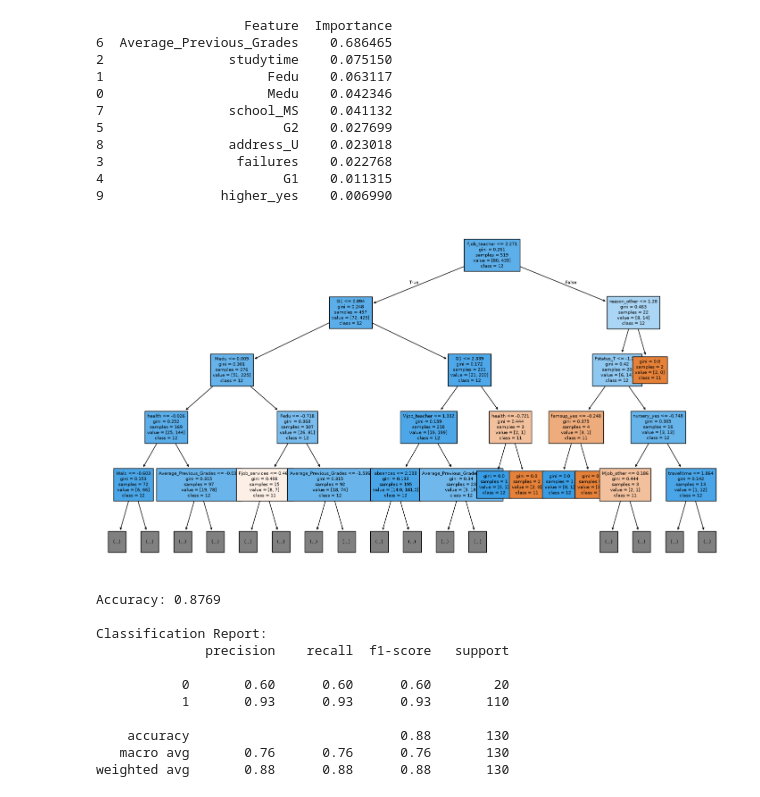
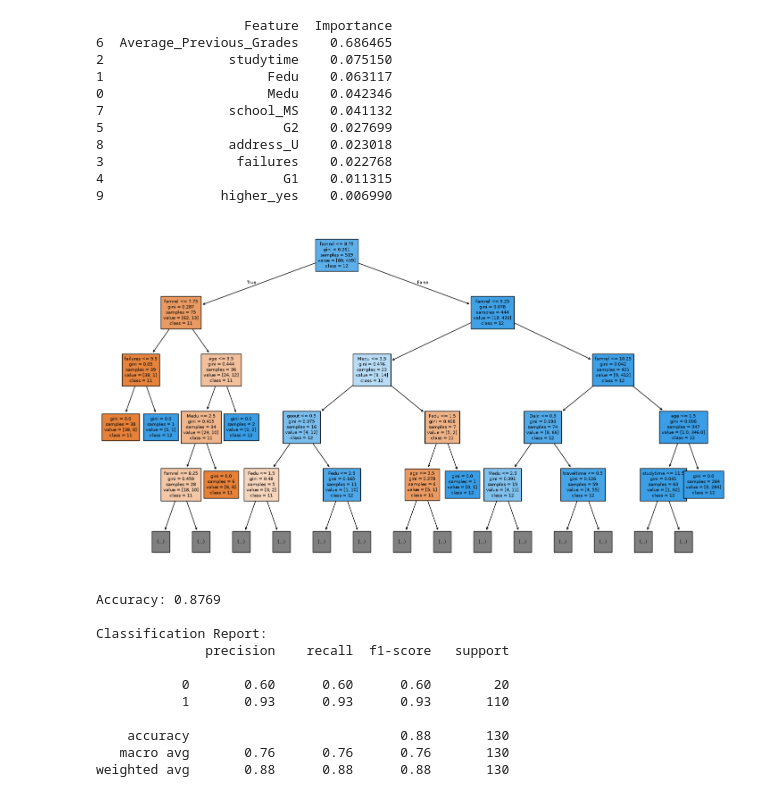
Before and after one commit to omarelshnofy/ML-Student-Performance, a Jupyter notebook: project.ipynb, the cells around one changed output. Cells and saved outputs as stored; diff of their text form; code cells hidden in the pictures.

```diff
--- a/project.ipynb
+++ b/project.ipynb
@@ -468,16 +467,16 @@ print(feature_importance)
 # %%
 plt.figure(figsize=(18,10))
 plot_tree(
-    tree,
+    decision_tree,
     feature_names=X_encoded.columns.tolist(),
     class_names=y.unique().astype(str).tolist(),
     filled=True,
     fontsize=7,
     max_depth=4
 )
 plt.show()
 # %% [output]
-[figure, old version]
+[figure, new version]
 # %%
 accuracy = accuracy_score(y_test, y_pred_2)
 print(f"Accuracy: {accuracy:.4f}")
```
Also changed, not shown: parts of 9 cells of this notebook, 1 other file.
